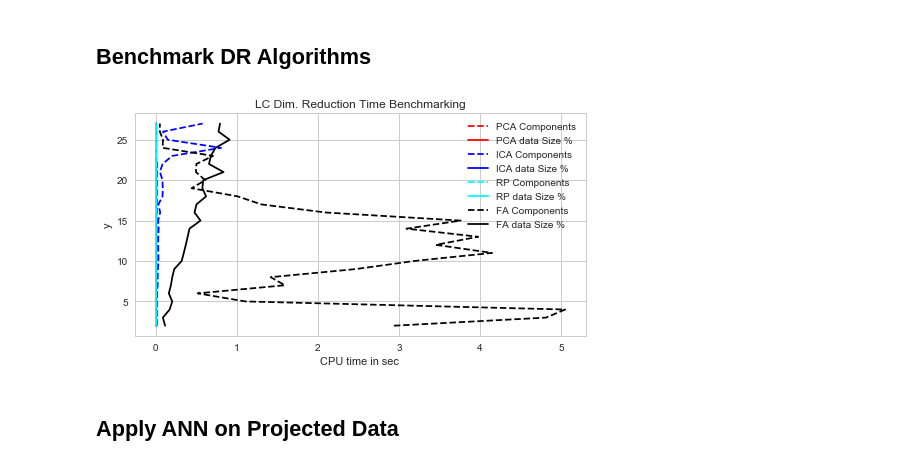
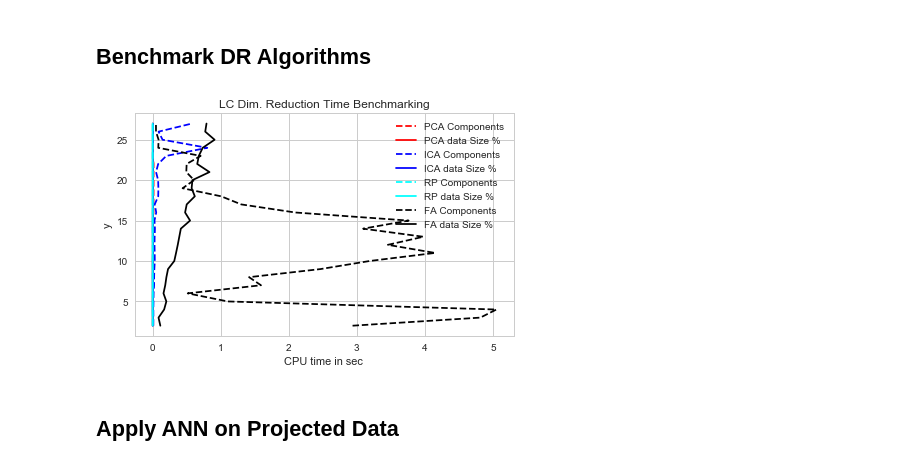
Before and after one commit to truzmeto/UnsupervisedLearning, a Jupyter notebook: LC.ipynb, the cells around one changed output. Drawn from its saved outputs; the diff is of its cells as text; code cells hidden in the pictures.

```diff
--- a/LC.ipynb
+++ b/LC.ipynb
@@ -551,32 +607,32 @@ for icomponents in range(2,ncomponents):
 # %%
 x = np.arange(2, ncomponents)
 sns.set_style("whitegrid")
-fig = plt.figure(figsize=(7,4))
+fig = plt.figure(figsize=(6,4))
 
 plt.subplot(111, title = 'LC Dim. Reduction Time Benchmarking')
 plt.plot(time_comp_pca,x, linestyle='--',color='red')
 plt.plot(time_sample_pca,x, linestyle='-',color='red')
 
 plt.plot(time_comp_ica,x, linestyle='--',color='blue')
 plt.plot(time_sample_ica,x, linestyle='-',color='blue')
 
 plt.plot(time_comp_rp,x, linestyle='--',color='cyan')
 plt.plot(time_sample_rp,x, linestyle='-',color='cyan')
 
 plt.plot(time_comp_fa,x, linestyle='--',color='black')
 plt.plot(time_sample_fa,x, linestyle='-',color='black')
 
 plt.legend(["PCA Components","PCA data Size %",
             "ICA Components","ICA data Size %",
             "RP Components","RP data Size %",
             "FA Components","FA data Size %"],loc='best')
 plt.xlabel('CPU time in sec ')
 plt.ylabel('y')
 
 fig.set_tight_layout(True)
 plt.show()
 fig.savefig('plots/LC_DR_benchmarks.pdf')
 # %% [output]
-[figure, old version]
+[figure, new version]
 # %% [markdown]
 ## Apply ANN on Projected Data
```
Also changed, not shown: parts of 7 cells of this notebook, 6 other files.
